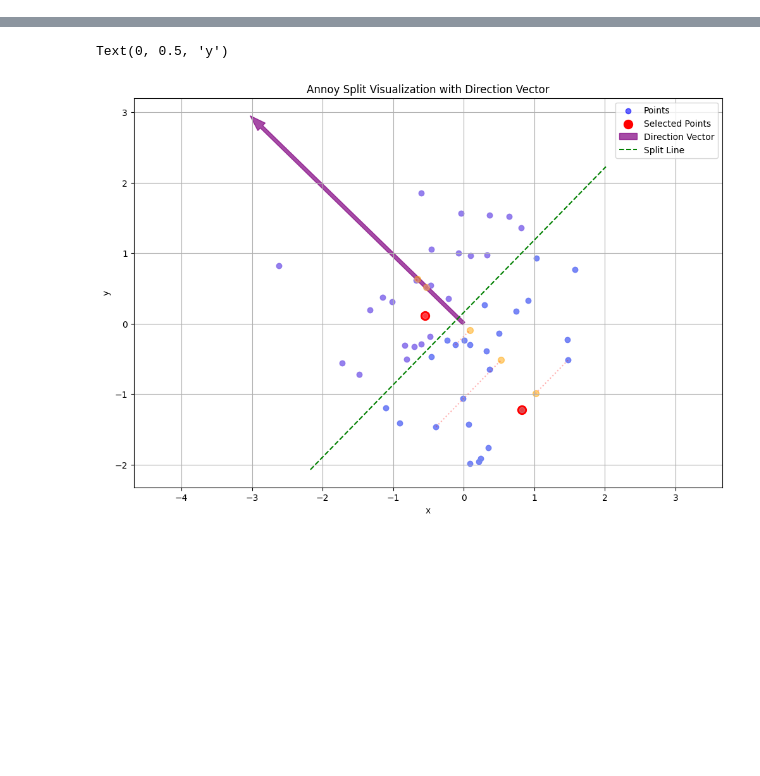
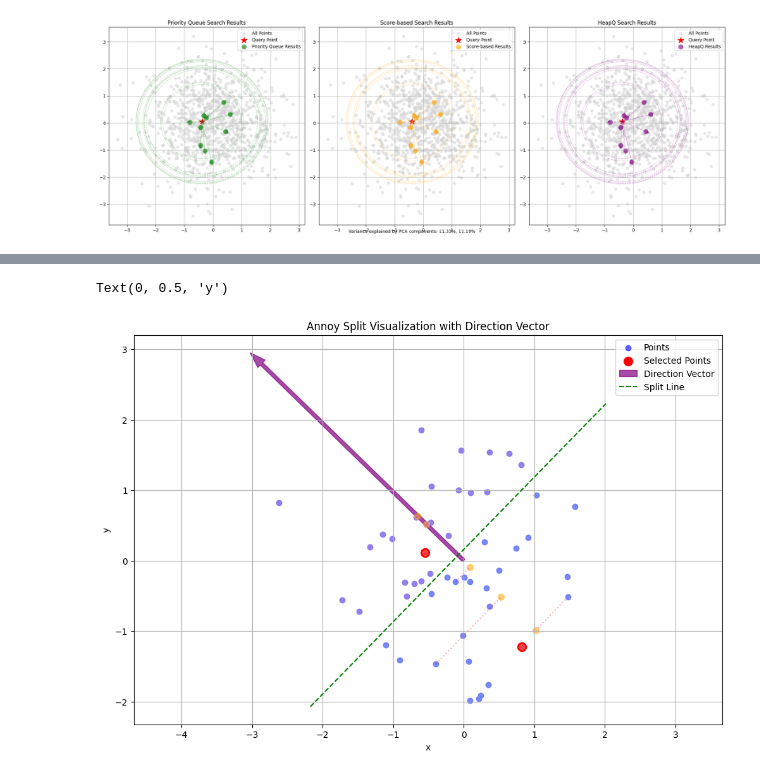
Before and after one commit to tweddielin/annopy, a Jupyter notebook: example.ipynb, the cells around one changed output, grey strips where cells are left out. Saved outputs shown, nothing was run; the diff lists cells and outputs as text; code cells hidden in the pictures; blank space fills up the shorter version.

```diff
--- a/example.ipynb
+++ b/example.ipynb
@@ -3,0 +97,93 @@ import matplotlib.pyplot as plt
+# %%
+import numpy as np
+import matplotlib.pyplot as plt
+from sklearn.decomposition import PCA
+
+def visualize_search_results(data, query, priority_results, score_results, heapq_results):
+    # First, combine all points for PCA projection
+    all_points = np.vstack([data, query.reshape(1, -1)])
+
+    # Use PCA to reduce dimensionality to 2D
+    pca = PCA(n_components=2)
+    points_2d = pca.fit_transform(all_points)
+
+    # Split the projected points back into data and query
+    data_2d = points_2d[:-1]
+    query_2d = points_2d[-1]
+
+    # Create figure with three subplots
+    plt.figure(figsize=(20, 7))  # Wider figure to accommodate three plots
+
+    # Define common visual elements for all three plots
+    methods = [
+        ('Priority Queue', priority_results, 'green', 131),
+        ('Score-based', score_results, 'orange', 132),
+        ('HeapQ', heapq_results, 'purple', 133)
+    ]
+
+    for method_name, results, color, subplot_pos in methods:
+        plt.subplot(subplot_pos)
+
+        # Plot all background points
+        plt.scatter(data_2d[:, 0], data_2d[:, 1],
+                   c='lightgray', alpha=0.5, label='All Points')
+
+        # Plot query point
+        plt.scatter(query_2d[0], query_2d[1],
+                   c='red', s=200, marker='*', label='Query Point')
+
+        # Plot results for this method
+        indices = [idx for idx, _ in results]
+        result_points = data_2d[indices]
+        plt.scatter(result_points[:, 0], result_points[:, 1],
+                   c=color, s=100, alpha=0.6, label=f'{method_name} Results')
+
+        # Draw distance circles
+        for idx, dist in results:
+            circle = plt.Circle((query_2d[0], query_2d[1]),
+                              dist, fill=False, linestyle='--',
+                              color=color, alpha=0.3)
+            plt.gca().add_artist(circle)
+
+        # Add arrows to show connections
+        for point in result_points:
+            plt.arrow(query_2d[0], query_2d[1],
+                     point[0] - query_2d[0], point[1] - query_2d[1],
+                     color=color, alpha=0.3, head_width=0.1)
+
+        plt.title(f'{method_name} Search Results')
+        plt.legend()
+        plt.grid(True)
+
+    plt.tight_layout()
+
+    # Add PCA variance explanation
+    variance_explained = pca.explained_variance_ratio_
+    plt.figtext(0.5, 0.02,
+                f'Variance explained by PCA components: {variance_explained[0]:.2%}, {variance_explained[1]:.2%}',
+                ha='center')
+
+    # Print comparison statistics
+    print("\nComparison of results between methods:")
+
+    # Find common points across all methods
+    priority_set = set(idx for idx, _ in priority_results)
+    score_set = set(idx for idx, _ in score_results)
+    heapq_set = set(idx for idx, _ in heapq_results)
+
+    common_to_all = priority_set.intersection(score_set, heapq_set)
+    print(f"\nPoints found by all methods: {len(common_to_all)}")
+
+    # Print unique points for each method
+    if len(common_to_all) < len(priority_results):
+        print("\nUnique points found by each method:")
+        print(f"Priority Queue only: {priority_set - (score_set.union(heapq_set))}")
+        print(f"Score-based only: {score_set - (priority_set.union(heapq_set))}")
+        print(f"HeapQ only: {heapq_set - (priority_set.union(score_set))}")
+
+    return plt.gcf()
+
+# Example usage:
+fig = visualize_search_results(data, query, priority_results, score_results, priority_heapq_results)
+plt.show()
+# %% [output]
@@ -3,0 +193 @@ import matplotlib.pyplot as plt
+[figure, added]
```
Also changed, not shown: parts of 11 cells of this notebook, 1 other file.
